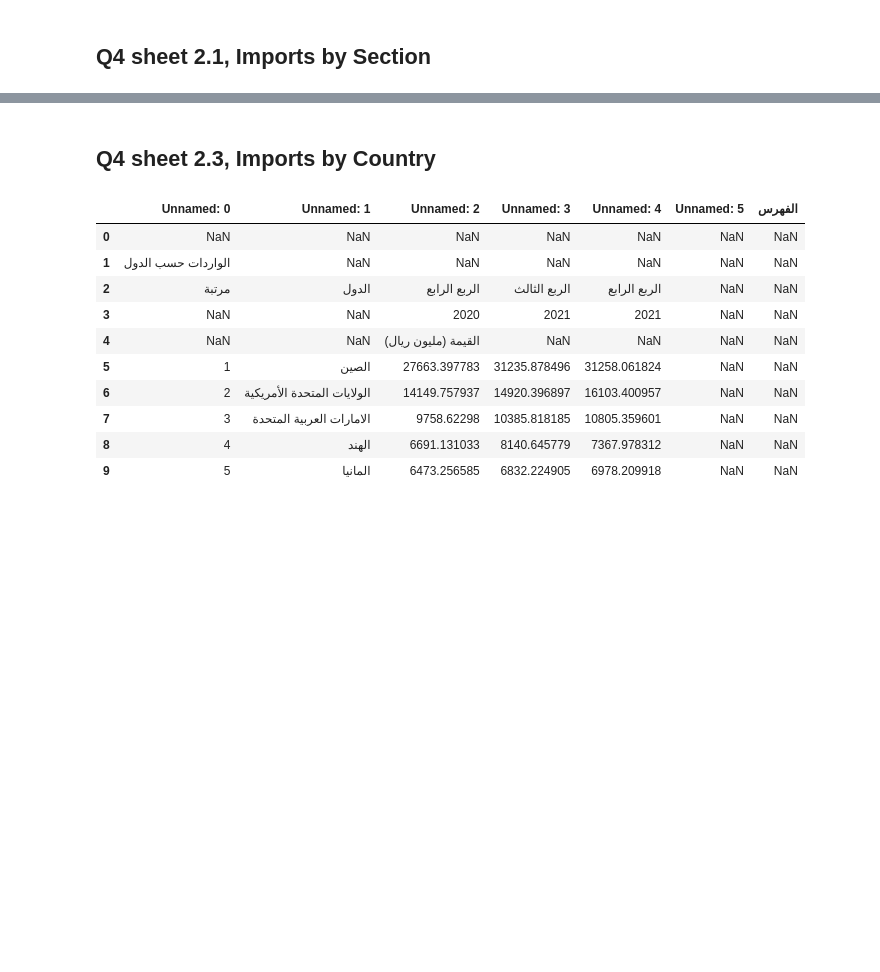
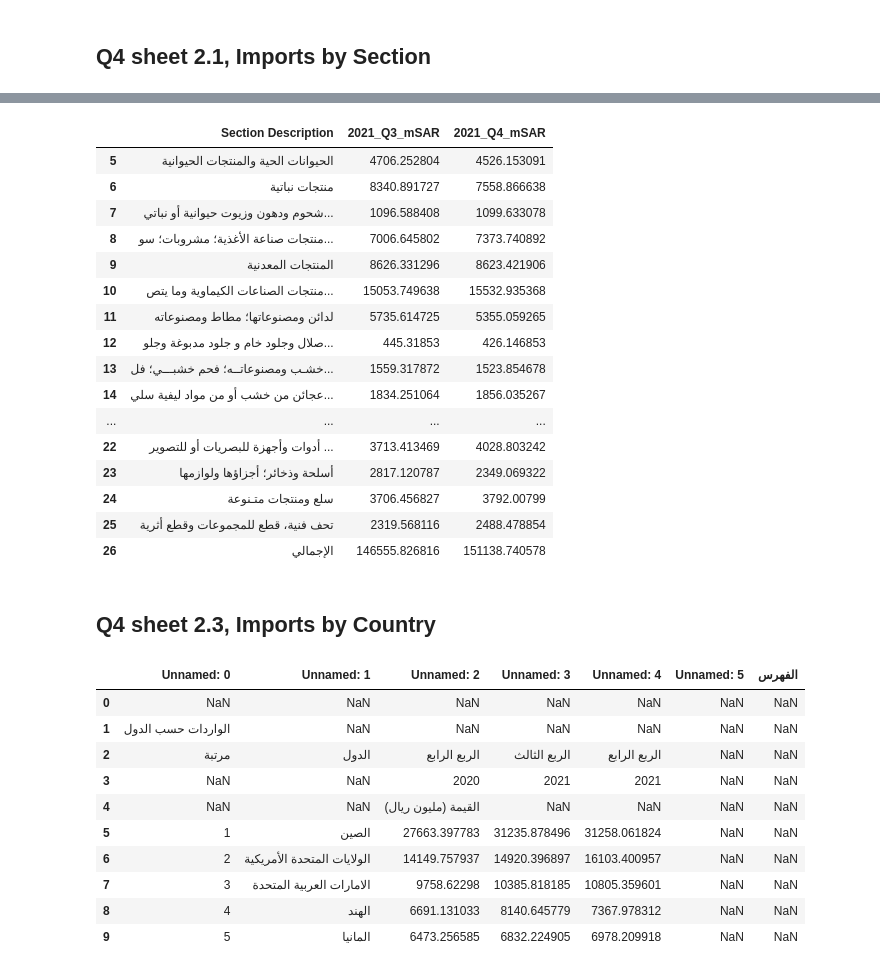
Before and after one commit to Aabusabaeen/Capstone-Project, a Jupyter notebook: 2021_EDA_Cleaning.ipynb, the cells around one changed output, grey strips where cells are left out. Saved outputs shown, nothing was run; the diff lists cells and outputs as text; code cells hidden in the pictures; blank space fills up the shorter version.

```diff
--- a/2021_EDA_Cleaning.ipynb
+++ b/2021_EDA_Cleaning.ipynb
@@ -134,6 +190,26 @@ Q4_Im_bysection.head(10)
 Q4_Im_bysection.drop(['Unnamed: 0', 'Unnamed: 2', 'Unnamed: 5', 'الفهرس'], axis=1, inplace=True)
 Q4_Im_bysection.drop([0,1,2,3,4], axis=0, inplace=True)
 Q4_Im_bysection.rename(columns={'Unnamed: 1': 'Section Description', 'Unnamed: 3': '2021_Q3_mSAR', 'Unnamed: 4': '2021_Q4_mSAR'}, inplace=True)
+# %%
+Q4_Im_bysection
+# %% [output]
+|  | Section Description | 2021_Q3_mSAR | 2021_Q4_mSAR |
+| 5 | الحيوانات الحية والمنتجات الحيوانية | 4706.252804 | 4526.153091 |
+| 6 | منتجات نباتية | 8340.891727 | 7558.866638 |
+| 7 | شحوم ودهون وزيوت حيوانية أو نباتي... | 1096.588408 | 1099.633078 |
+| 8 | منتجات صناعة الأغذية؛ مشروبات؛ سو... | 7006.645802 | 7373.740892 |
+| 9 | المنتجات المعدنية | 8626.331296 | 8623.421906 |
+| 10 | منتجات الصناعات الكيماوية وما يتص... | 15053.749638 | 15532.935368 |
+| 11 | لدائن ومصنوعاتها؛ مطاط ومصنوعاته | 5735.614725 | 5355.059265 |
+| 12 | صلال وجلود خام و جلود مدبوغة وجلو... | 445.31853 | 426.146853 |
+| 13 | خشـب ومصنوعاتــه؛ فحم خشبـــي؛ فل... | 1559.317872 | 1523.854678 |
+| 14 | عجائن من خشب أو من مواد ليفية سلي... | 1834.251064 | 1856.035267 |
+| ... | ... | ... | ... |
+| 22 | أدوات وأجهزة للبصريات أو للتصوير ... | 3713.413469 | 4028.803242 |
+| 23 | أسلحة وذخائر؛ أجزاؤها ولوازمها | 2817.120787 | 2349.069322 |
+| 24 | سلع ومنتجات متـنوعة | 3706.456827 | 3792.00799 |
+| 25 | تحف فنية، قطع للمجموعات وقطع أثرية | 2319.568116 | 2488.478854 |
+| 26 | الإجمالي | 146555.826816 | 151138.740578 |
 # %%
 Q4_Im_bysection.to_csv('Cleaned_data/ITR Q42021A_2-1_clean.csv')
 # %% [markdown]
```
Also changed, not shown: parts of 7 cells of this notebook, 4 other files.
